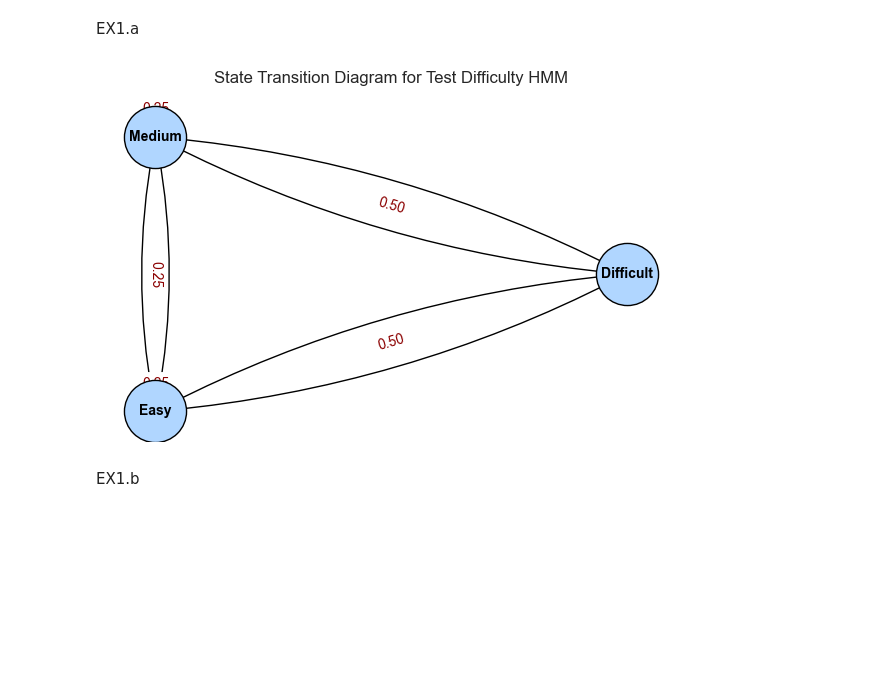
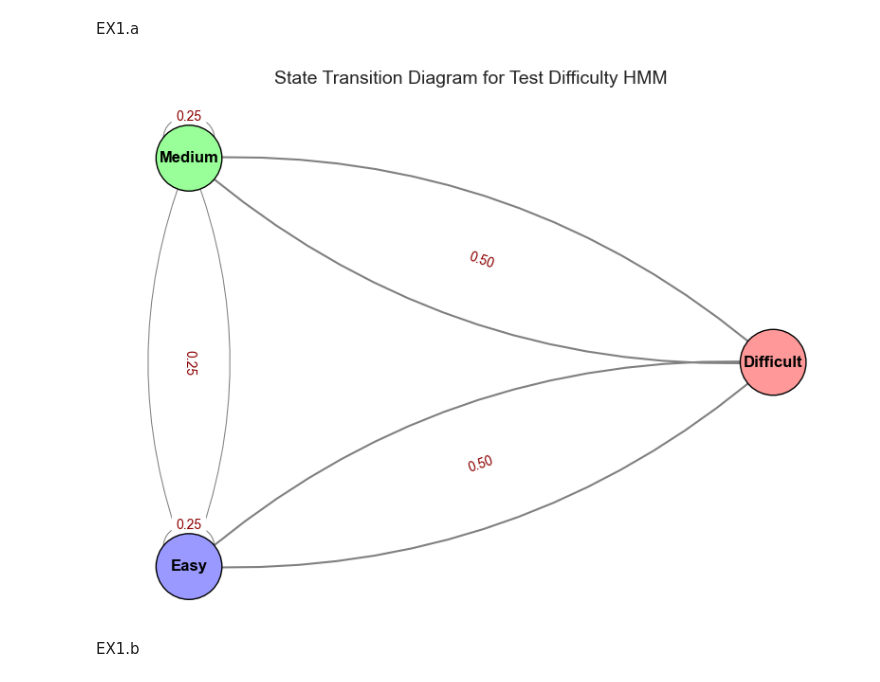
Before and after one commit to M3dves/PMP, a Jupyter notebook: Lab05/lab05.ipynb, the cells around one changed output. Drawn from its saved outputs; the diff is of its cells as text; code cells hidden in the pictures; blank space fills up the shorter version.

```diff
--- a/Lab05/lab05.ipynb
+++ b/Lab05/lab05.ipynb
@@ -18,40 +18,55 @@ state_probability=np.array([1/3,1/3,1/3])
 emission_probability = np.array([[0.1, 0.2,0.4,0.3],
                                    [0.15, 0.25,0.5,0.1],
                                   [0.2,0.3,0.4,0.1]])
 
 transition_probability=np.array([[0.0,0.5,0.5],
                                 [0.5,0.25,0.25],
                                 [0.5,0.25,0.25]])
 
 model=hmm.CategoricalHMM(n_components=n_states)
 model.startprob_ = state_probability
 model.transmat_ = transition_probability
 model.emissionprob_ = emission_probability
 
 G = nx.DiGraph()
 
 for i, src in enumerate(states):
     for j, dst in enumerate(states):
         p = transition_probability[i, j]
         if p > 0:
             G.add_edge(src, dst, weight=p)
 
+# Layout
 pos = nx.circular_layout(G)
 
-plt.figure(figsize=(6, 4))
-nx.draw_networkx_nodes(G, pos, node_size=2000, node_color="#b0d6ff", edgecolors='black')
-nx.draw_networkx_labels(G, pos, font_size=10, font_weight="bold")
+plt.figure(figsize=(8, 6))
 
-nx.draw_networkx_edges(G, pos, arrowstyle='-|>', arrowsize=20, connectionstyle='arc3,rad=0.1')
+node_colors = ['#ff9999', '#99ff99', '#9999ff']
+nx.draw_networkx_nodes(G, pos, node_size=2500, node_color=node_colors, edgecolors='black')
+
+nx.draw_networkx_labels(G, pos, font_size=12, font_weight="bold")
+
+edges = G.edges()
+weights = [G[u][v]['weight'] for u,v in edges]
+nx.draw_networkx_edges(
+    G, pos,
+    edgelist=edges,
+    arrowstyle='-|>',
+    arrowsize=20,
+    width=[3*w for w in weights],
+    connectionstyle='arc3,rad=0.2',
+    edge_color='grey'
+)
+
 edge_labels = {(u, v): f"{d['weight']:.2f}" for u, v, d in G.edges(data=True)}
-nx.draw_networkx_edge_labels(G, pos, edge_labels=edge_labels, font_color="darkred")
+nx.draw_networkx_edge_labels(G, pos, edge_labels=edge_labels, font_color="darkred", font_size=10)
 
-plt.title("State Transition Diagram for Test Difficulty HMM", fontsize=12)
+plt.title("State Transition Diagram for Test Difficulty HMM", fontsize=14)
 plt.axis('off')
 plt.tight_layout()
 plt.show()
 # %% [output]
-[figure, old version]
+[figure, new version]
 # %% [markdown]
 EX1.b
 # %%
```
